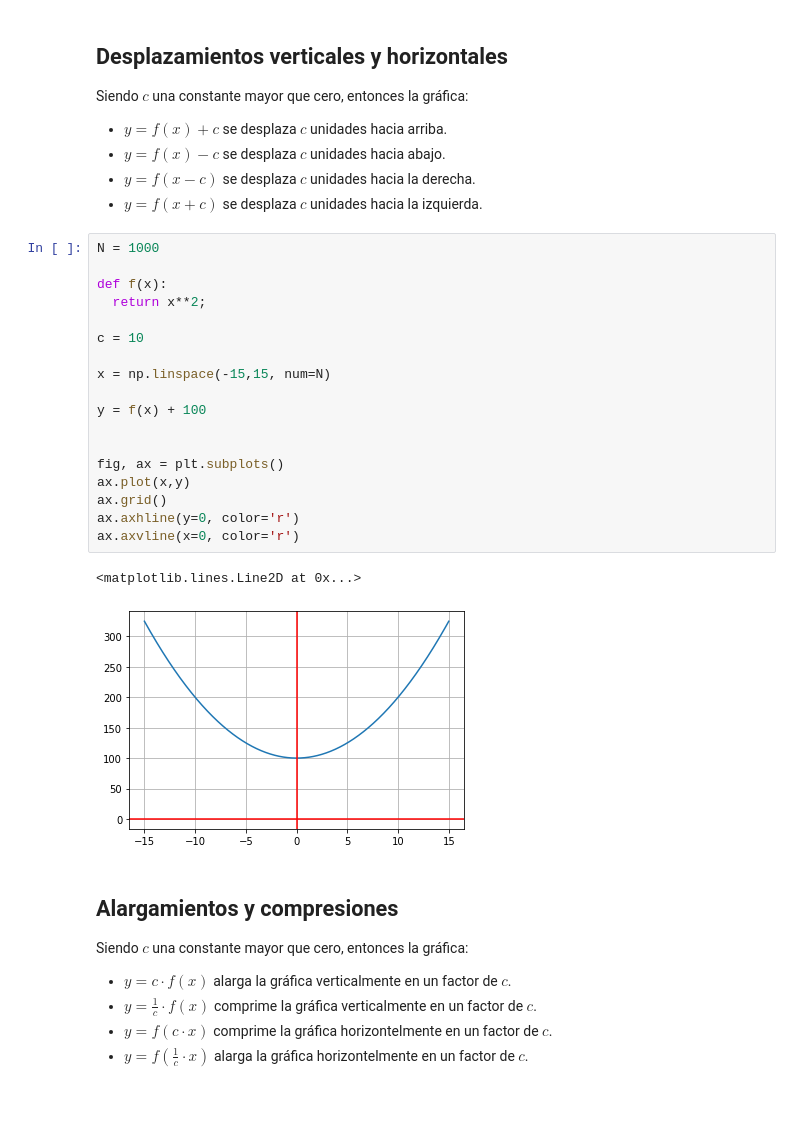
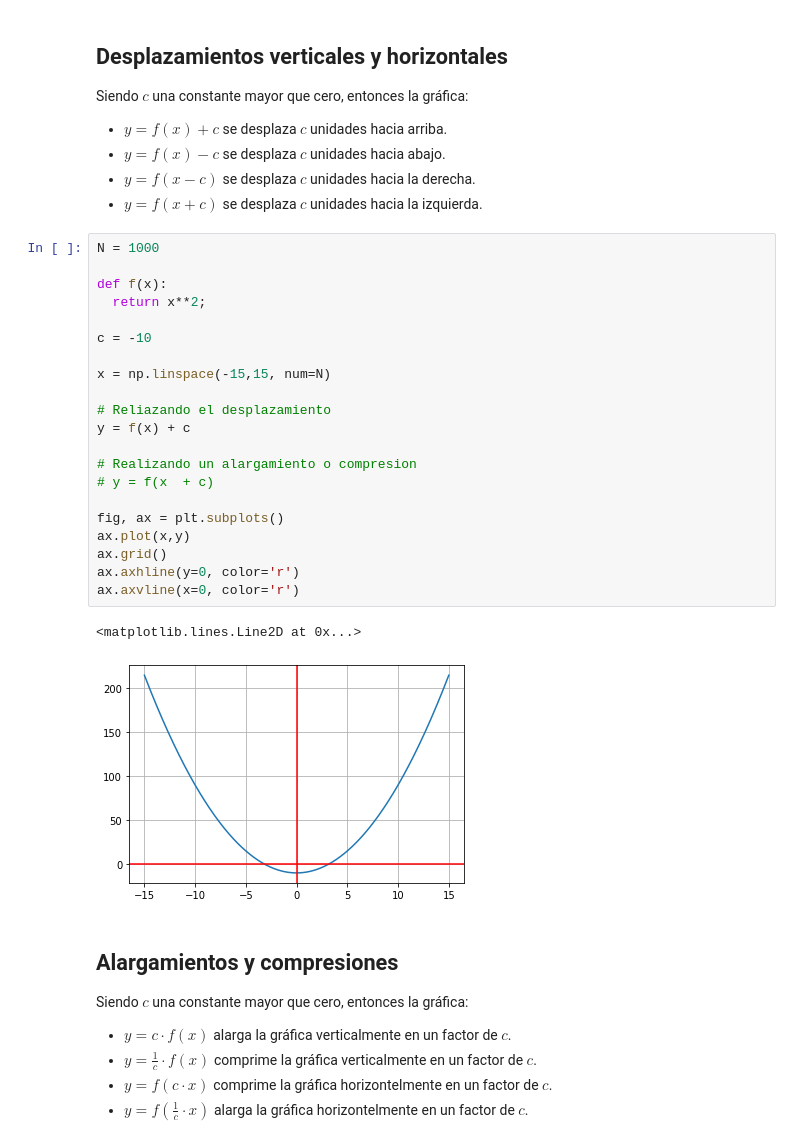
Before and after one commit to gustavo9601/python-calculo, a Jupyter notebook: 06.1Manipulacion de funciones - alargamiento-desplazamiento-compresion.ipynb, the cells around one changed output. Saved outputs shown, nothing was run; the diff lists cells and outputs as text; blank space fills up the shorter version.

```diff
--- a/06.1Manipulacion de funciones - alargamiento-desplazamiento-compresion.ipynb
+++ b/06.1Manipulacion de funciones - alargamiento-desplazamiento-compresion.ipynb
@@ -15,24 +15,27 @@ Siendo $c$ una constante mayor que cero, entonces la gráfica:
 # %%
 N = 1000
 
 def f(x):
   return x**2;
 
-c = 10
+c = -10
 
 x = np.linspace(-15,15, num=N)
 
-y = f(x) + 100
+# Reliazando el desplazamiento
+y = f(x) + c
 
+# Realizando un alargamiento o compresion
+# y = f(x  + c)
 
 fig, ax = plt.subplots()
 ax.plot(x,y)
 ax.grid()
 ax.axhline(y=0, color='r')
 ax.axvline(x=0, color='r')
 # %% [output]
 <matplotlib.lines.Line2D at 0x...>
-[figure, old version]
+[figure, new version]
 # %% [markdown]
 ## Alargamientos y compresiones
 
```
Also changed, not shown: parts of 2 cells of this notebook, 1 other file.
